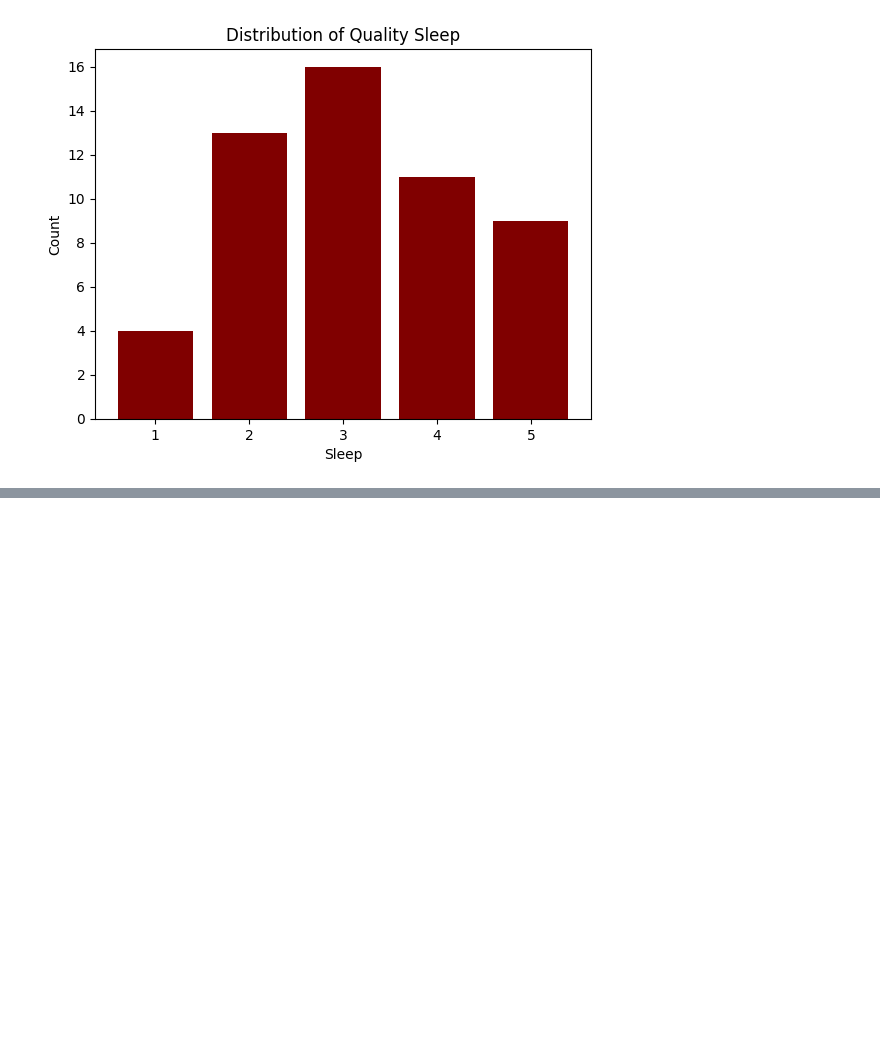
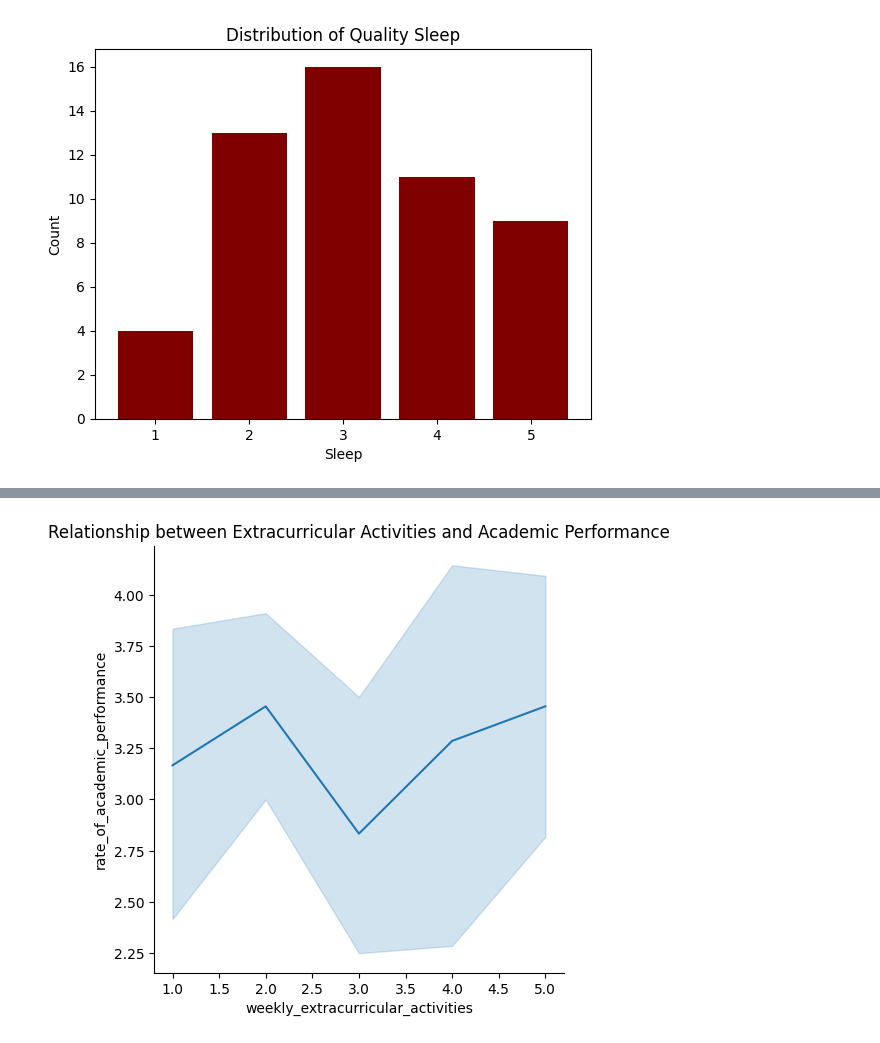
Before and after one commit to Odeyiany2/Student-Stress-Factor-ML, a Jupyter notebook: Student Stress Factor.ipynb, the cells around one changed output, grey strips where cells are left out. Drawn from its saved outputs; the diff is of its cells as text; code cells hidden in the pictures; blank space fills up the shorter version.

```diff
--- a/Student Stress Factor.ipynb
+++ b/Student Stress Factor.ipynb
@@ -141,0 +193,5 @@ plt.show();
+# %%
+sns.relplot(data = df, x = "weekly_extracurricular_activities", y = "rate_of_academic_performance", kind = "line")
+plt.title("Relationship between Extracurricular Activities and Academic Performance");
+# %% [output]
+[figure, added]
```
Also changed, not shown: parts of 11 cells of this notebook.
